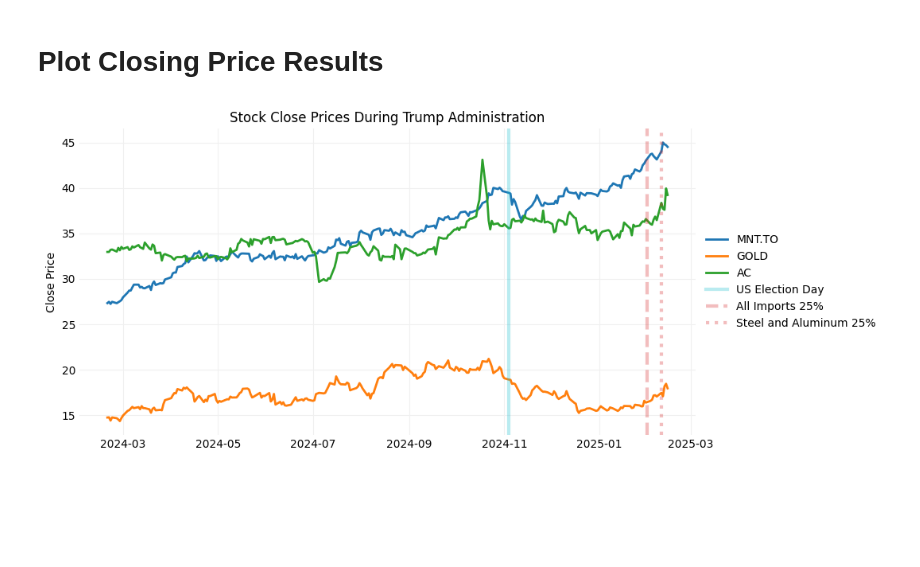
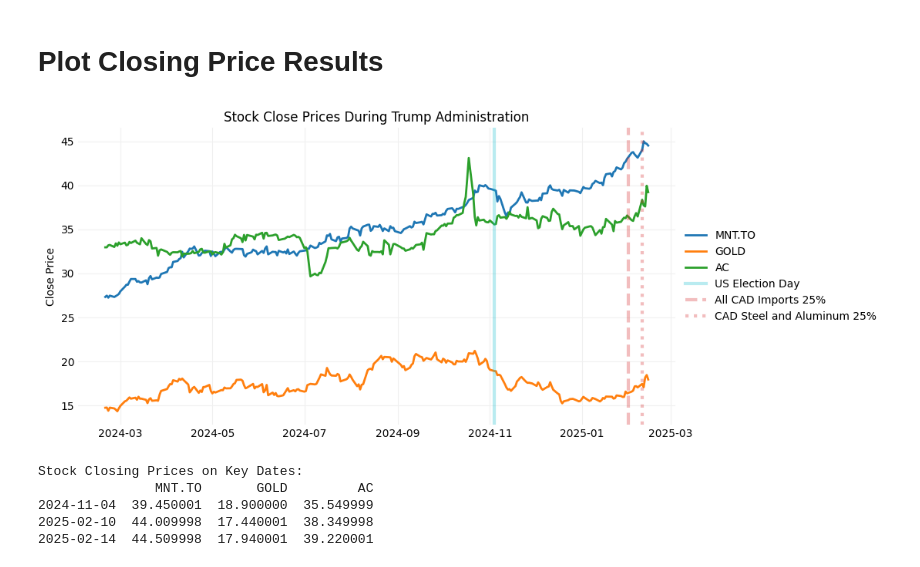
Before and after one commit to krisstrong/tariff_investing_cad, a Jupyter notebook: tariff-investing-tracking.ipynb, the cells around one changed output. Saved outputs shown, nothing was run; the diff lists cells and outputs as text; code cells hidden in the pictures; blank space fills up the shorter version.

```diff
--- a/tariff-investing-tracking.ipynb
+++ b/tariff-investing-tracking.ipynb
@@ -107,39 +107,65 @@ plt.axvline(x=pd.to_datetime('2024-11-04'),
 
 # Tariff 1 Day
 plt.axvline(x=pd.to_datetime('2025-02-01'),
-            color='#D62728', linestyle='--', linewidth = 3 ,alpha = 0.3, label='All Imports 25%')
+            color='#D62728', linestyle='--', linewidth = 3 ,alpha = 0.3, label='All CAD Imports 25%')
 
 #Steel and aluminum
 plt.axvline(x=pd.to_datetime('2025-02-10'),
-            color='#D62728', linestyle=':', linewidth = 3 ,alpha = 0.3, label='Steel and Aluminum 25%')
+            color='#D62728', linestyle=':', linewidth = 3 ,alpha = 0.3, label='CAD Steel and Aluminum 25%')
 
 
 plt.gca().yaxis.set_label_position('left')
 #plt.gca().yaxis.tick_right()
 plt.gca().tick_params(axis='both', which='both', length=0)
 
 #plt.xlabel('Date')
 plt.ylabel('Close Price')
 plt.title('Stock Close Prices During Trump Administration')
 
 plt.legend(
     loc="center left", bbox_to_anchor=(1, 0.5),
     fontsize=10,        # Font size
 #    title="Legend",     # Title for the legend
     title_fontsize=12,  # Title font size
 #    shadow=True,        # Add shadow
     frameon=False,       # Show frame
 #    facecolor="lightgray",  # Background color
 #    edgecolor="black"       # Border color
 )
 
 plt.grid(color='#F0F0F0')
 
 plt.gca().spines['top'].set_visible(False)
 plt.gca().spines['right'].set_visible(False)
 plt.gca().spines['bottom'].set_visible(False)
 plt.gca().spines['left'].set_visible(False)
 
 plt.show()
 # %% [output]
-[figure, old version]
+[figure, new version]
+# %%
+
+key_dates = pd.to_datetime(["2024-11-04", "2025-02-10"])
+
+most_recent_date = stock_data1.index.max()
+
+
+all_dates = key_dates.tolist() + [most_recent_date]
+
+#
+closing_prices_df = pd.DataFrame(index=pd.to_datetime(all_dates))
+
+closing_prices_df[stock1] = stock_data1['Close'].loc[stock_data1.index.intersection(closing_prices_df.index)]
+closing_prices_df[stock2] = stock_data2['Close'].loc[stock_data2.index.intersection(closing_prices_df.index)]
+closing_prices_df[stock3] = stock_data3['Close'].loc[stock_data3.index.intersection(closing_prices_df.index)]
+
+closing_prices_df.index = closing_prices_df.index.strftime("%Y-%m-%d")
+
+print("Stock Closing Prices on Key Dates:")
+print(closing_prices_df)
+# %% [output]
+Stock Closing Prices on Key Dates:
+               MNT.TO       GOLD         AC
+2024-11-04  39.450001  18.900000  35.549999
+2025-02-10  44.009998  17.440001  38.349998
+2025-02-14  44.509998  17.940001  39.220001
```
